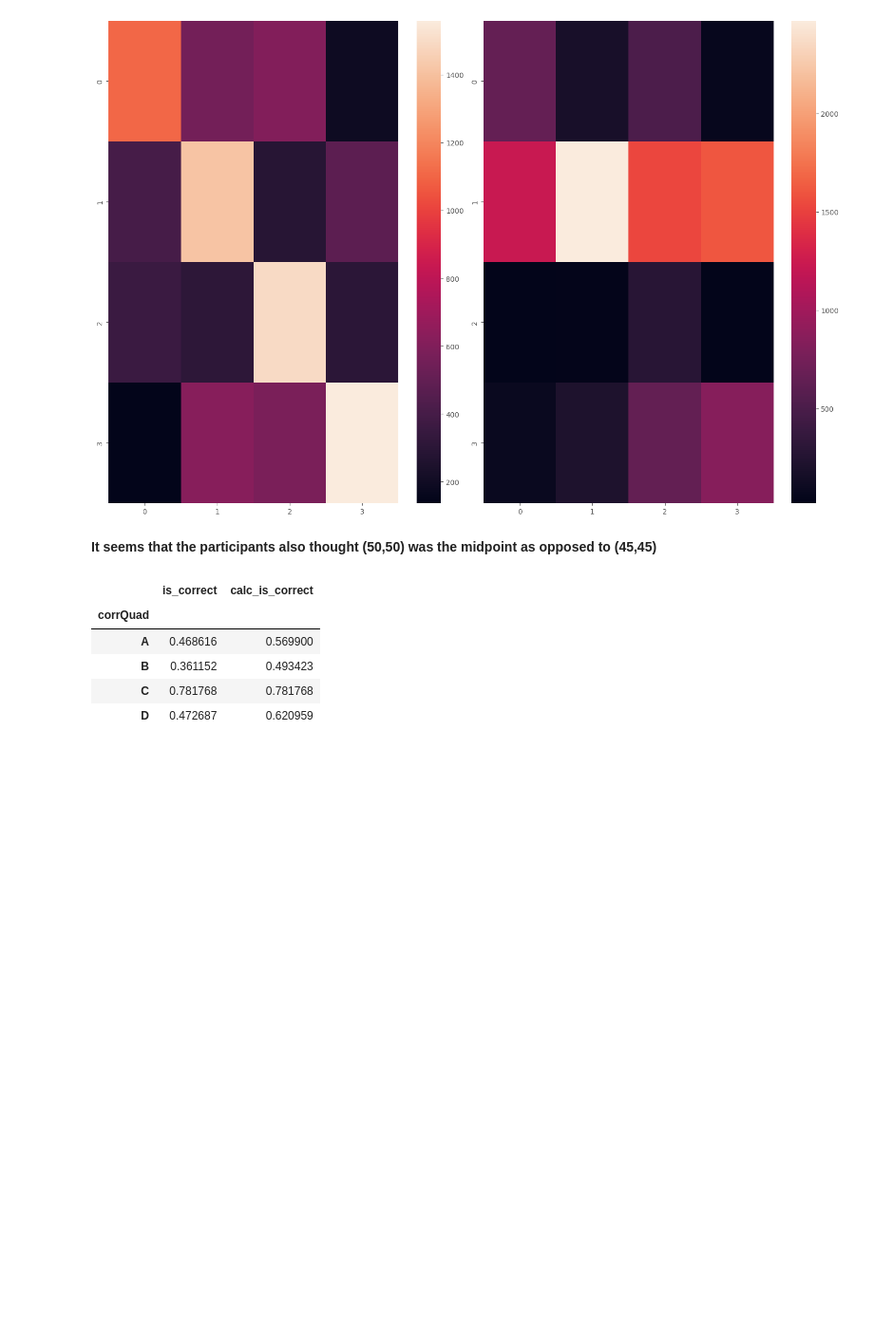
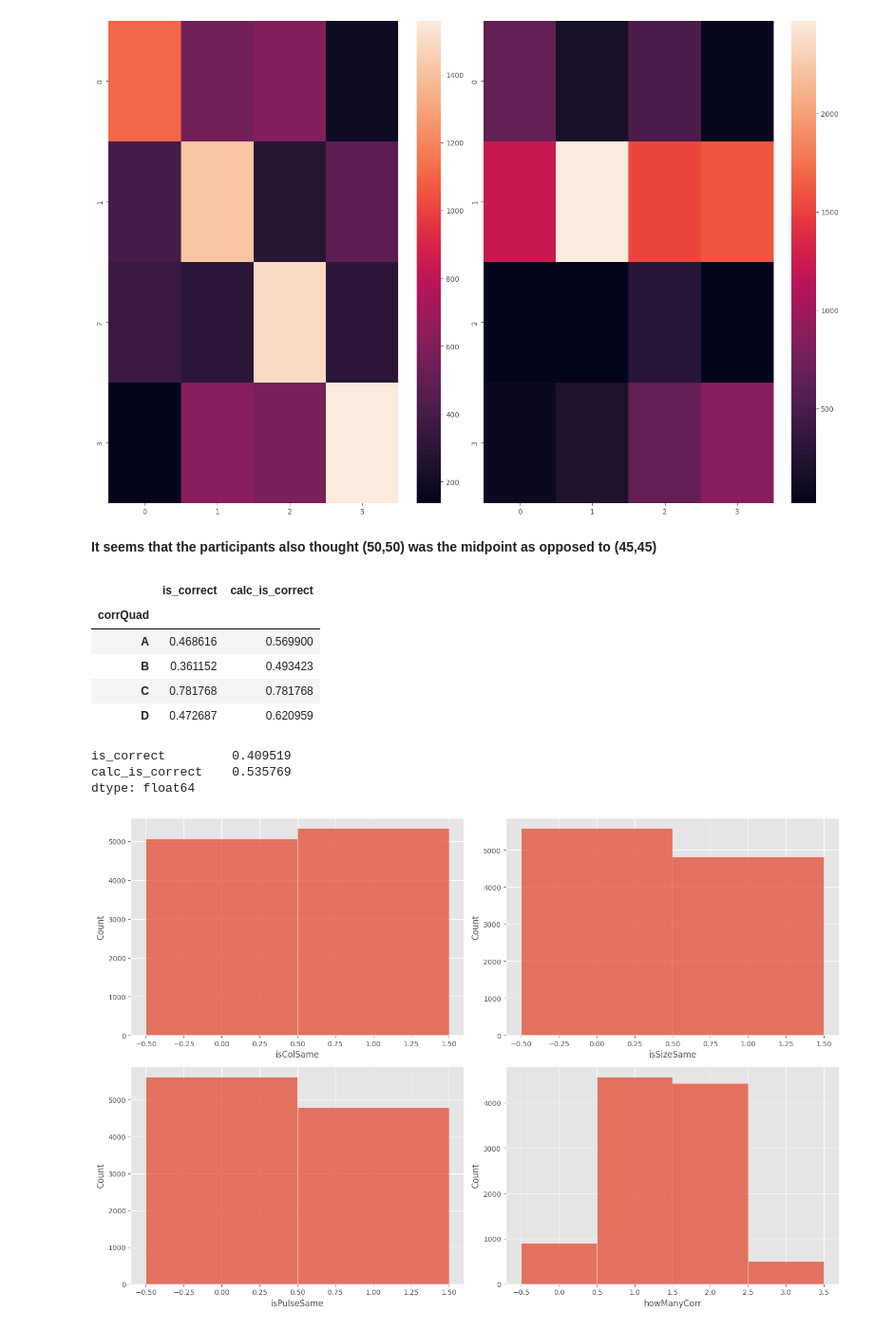
Before and after one commit to murrayrodney/Visual-Inference, a Jupyter notebook: notebooks/EDA.ipynb, the cells around one changed output. Shown at 95% size. Cells and saved outputs as stored; diff of their text form; code cells hidden in the pictures; blank space fills up the shorter version.

```diff
--- a/notebooks/EDA.ipynb
+++ b/notebooks/EDA.ipynb
@@ -153,3 +153,22 @@ prop_correct
 | B | 0.361152 | 0.493423 |
 | C | 0.781768 | 0.781768 |
 | D | 0.472687 | 0.620959 |
+# %%
+df_comb[['is_correct', 'calc_is_correct']].mean()
+# %% [output]
+is_correct         0.409519
+calc_is_correct    0.535769
+dtype: float64
+# %%
+other_cols = [
+    'isColSame',
+    'isSizeSame',
+    'isPulseSame',
+    'howManyCorr',
+]
+fig, axes = plt.subplots(2, 2, figsize=(15,10), tight_layout=True)
+for i, col in enumerate(other_cols):
+    sns.histplot(data=df_comb, x=col, ax=axes[i//2, i%2], discrete=True)
+plt.show()
+# %% [output]
+[figure, added]
```
Also changed, not shown: parts of 6 cells of this notebook, 3 other files.
